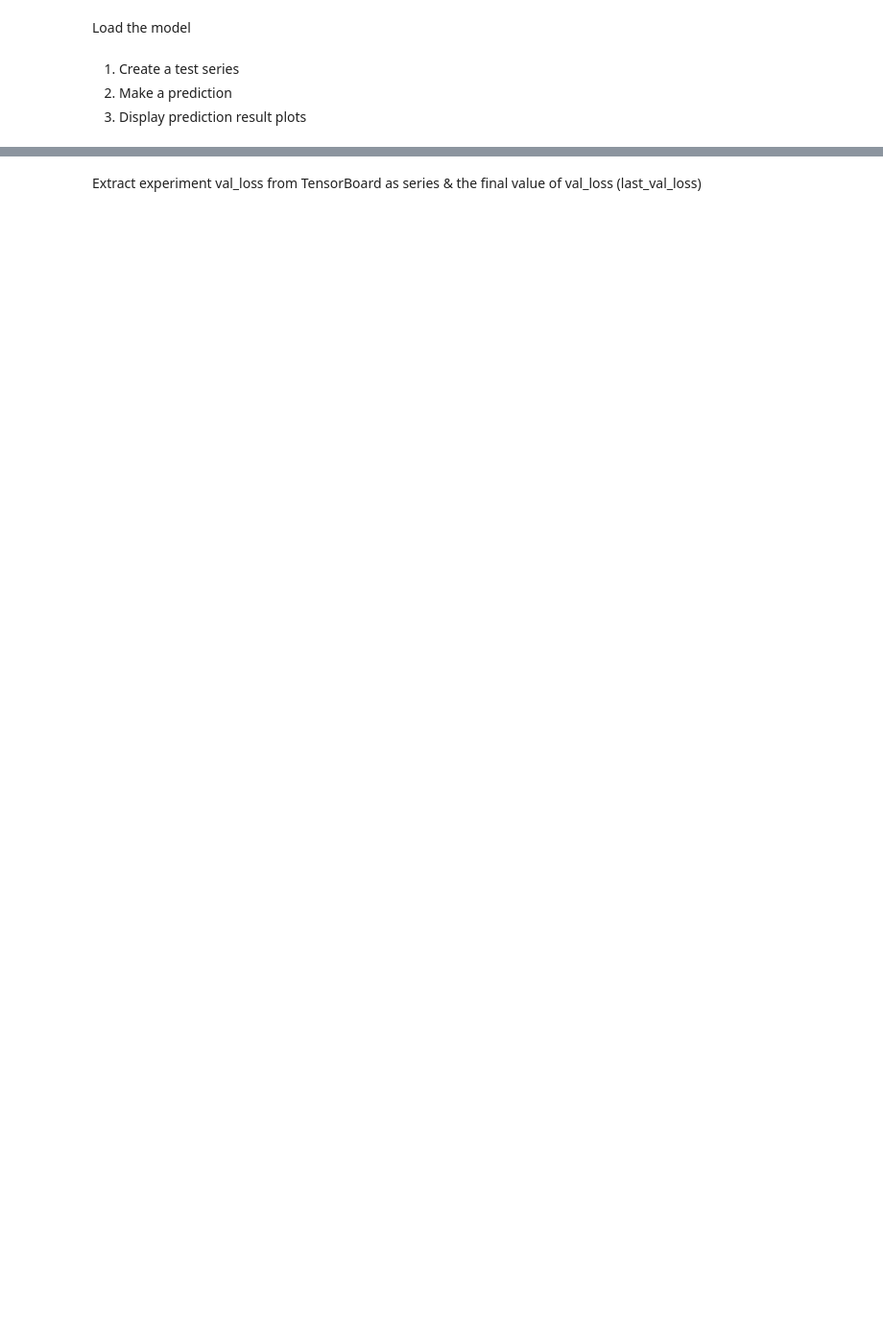
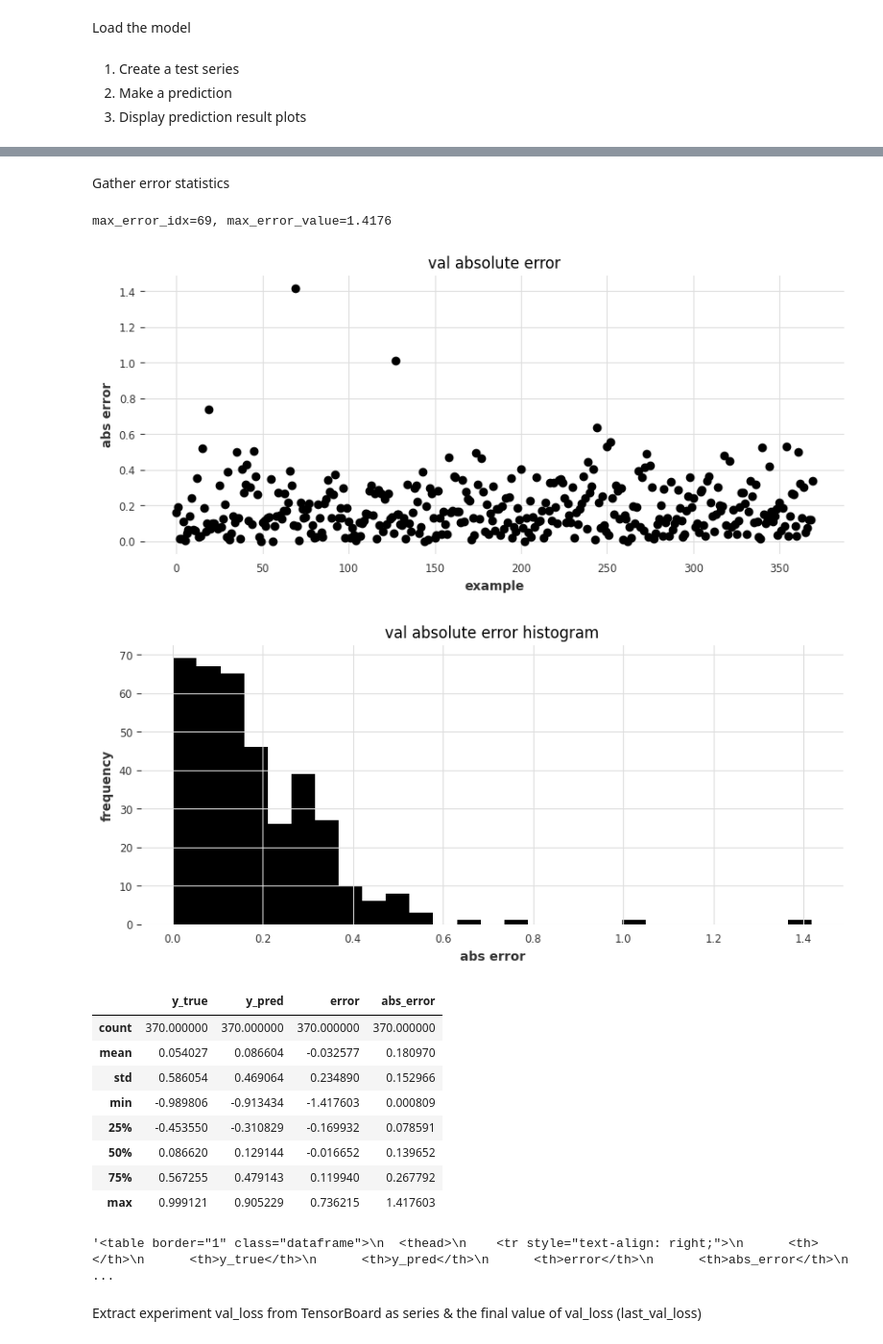
Before and after one commit to dshulman/darts, a Jupyter notebook: examples/104.ipynb, the cells around one changed output, grey strips where cells are left out. Shown: that part at 96% size. Cells and saved outputs as stored; diff of their text form; code cells hidden in the pictures; blank space fills up the shorter version.

```diff
--- a/examples/104.ipynb
+++ b/examples/104.ipynb
@@ -745,3 +779,45 @@ HPU available: False, using: 0 HPUs
+# %% [markdown]
+Gather error statistics
+# %%
+from IPython.display import HTML
+
+df = pd.DataFrame({"y_true": y_trues, "y_pred": y_preds})
+df["error"] = df["y_true"] - df["y_pred"]
+df["abs_error"] = df["error"].abs()
+max_error_idx = df["abs_error"].idxmax()
+max_error_value = df["abs_error"].max()
+print(f"{max_error_idx=}, {max_error_value=:0.4f}")
+
+df["abs_error"].plot(
+    figsize=(10, 4),
+    title="val absolute error",
+    xlabel="example",
+    ylabel="abs error",
+    style="o",
+)
+plt.show()
+df["abs_error"].hist(figsize=(10, 4), bins="auto")
+plt.title("val absolute error histogram")
+plt.xlabel("abs error")
+plt.ylabel("frequency")
+plt.show()
+display(df.describe())
+# display(df.describe().to_html())
+df.describe().to_html()
+# %% [output]
+max_error_idx=69, max_error_value=1.4176
+[figure, added]
+[figure, added]
+|  | y_true | y_pred | error | abs_error |
+| count | 370.000000 | 370.000000 | 370.000000 | 370.000000 |
+| mean | 0.054027 | 0.086604 | -0.032577 | 0.180970 |
+| std | 0.586054 | 0.469064 | 0.234890 | 0.152966 |
+| min | -0.989806 | -0.913434 | -1.417603 | 0.000809 |
+| 25% | -0.453550 | -0.310829 | -0.169932 | 0.078591 |
+| 50% | 0.086620 | 0.129144 | -0.016652 | 0.139652 |
+| 75% | 0.567255 | 0.479143 | 0.119940 | 0.267792 |
+| max | 0.999121 | 0.905229 | 0.736215 | 1.417603 |
+'<table border="1" class="dataframe">\n  <thead>\n    <tr style="text-align: right;">\n      <th></th>\n      <th>y_true</th>\n      <th>y_pred</th>\n      <th>error</th>\n      <th>abs_error</th>\n   ...
 # %% [markdown]
 Extract experiment val_loss from TensorBoard as series & the final value of val_loss (last_val_loss)
 # %%
```
Also changed, not shown: parts of 14 cells of this notebook.
